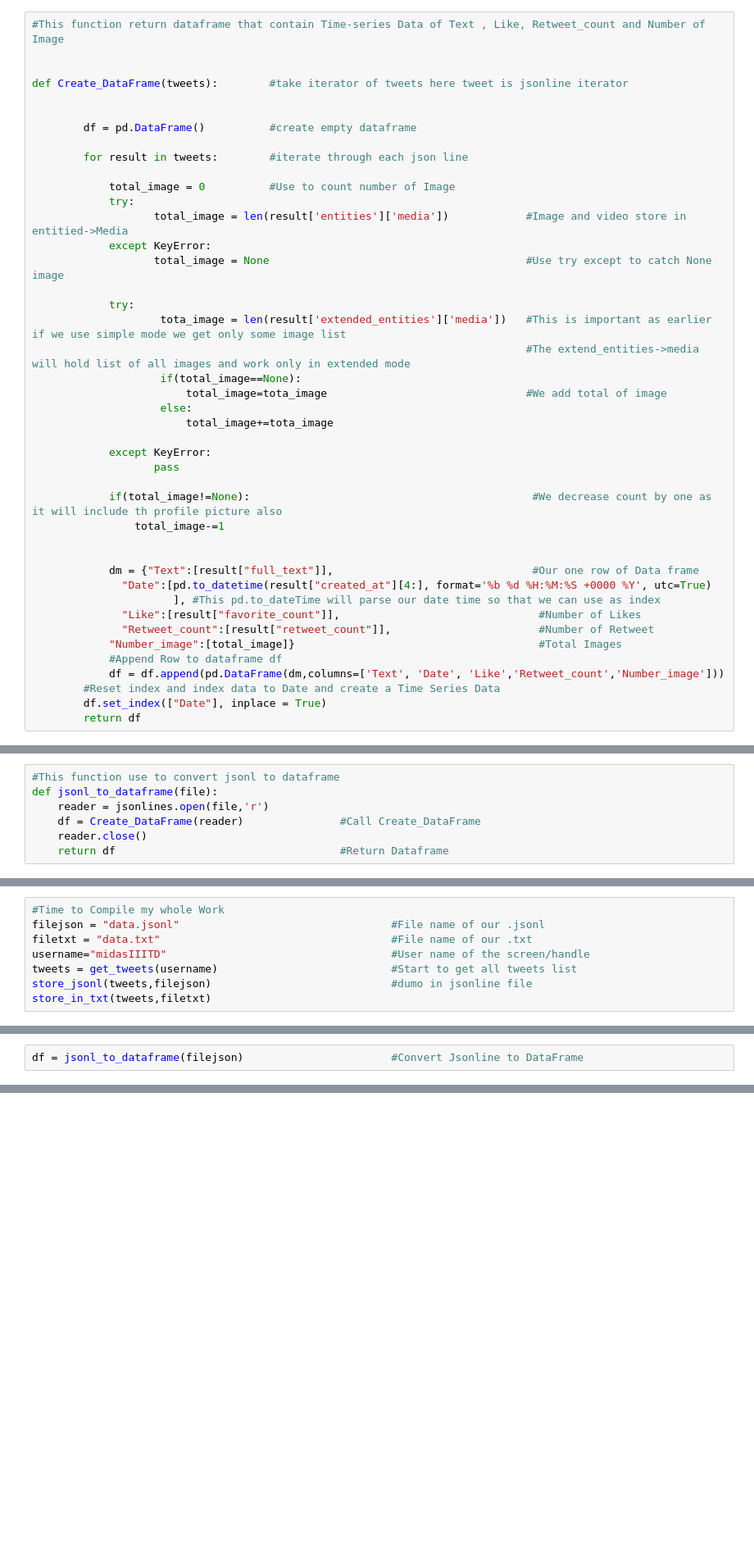
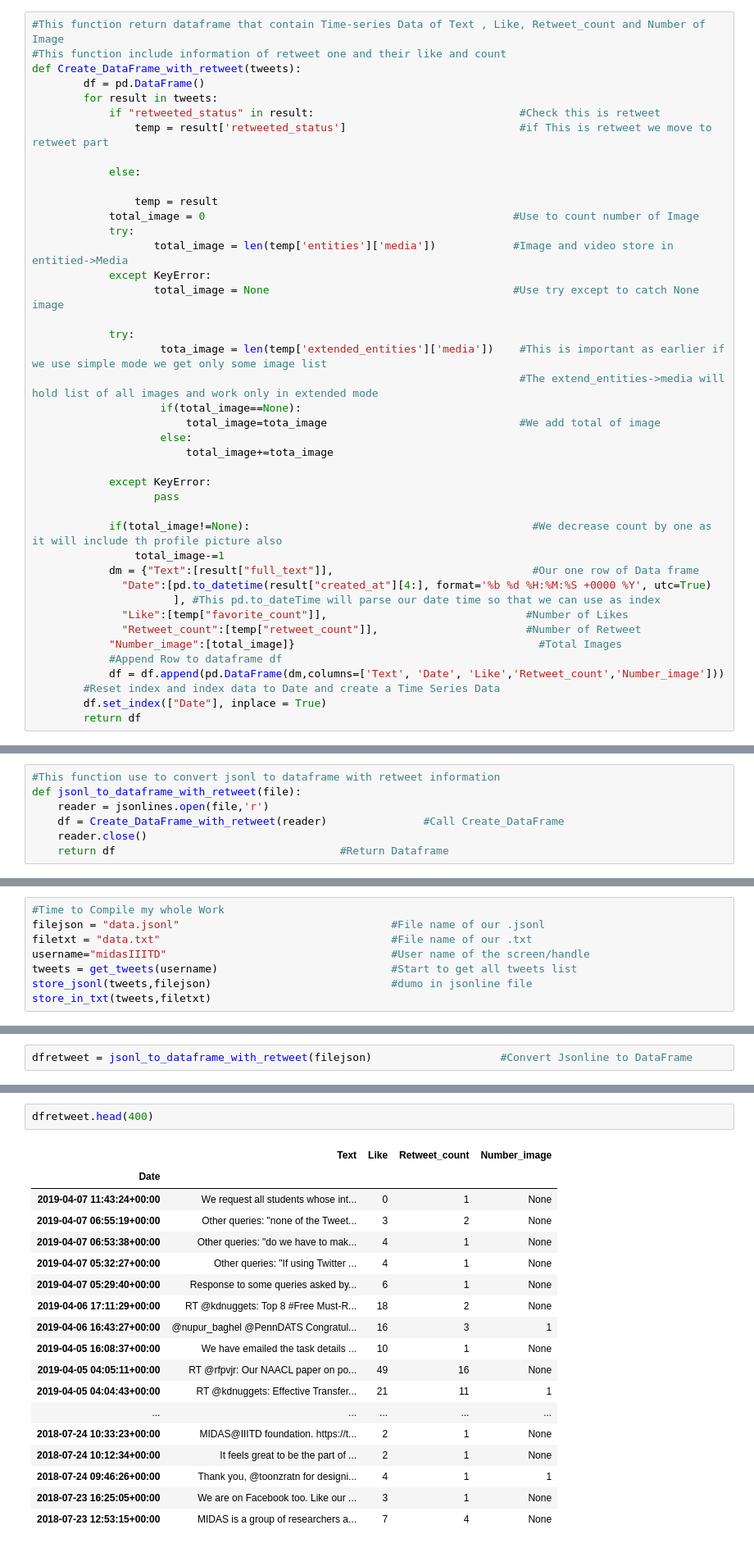
Before and after one commit to Subodhrai898/twitter-fetch-all, a Jupyter notebook: Task1.ipynb, the cells around one changed output, grey strips where cells are left out. Shown at 82% size. Cells and saved outputs as stored; diff of their text form; blank space fills up the shorter version.

Commit message:
Add Retweet and original tweet information

```diff
--- a/Task1.ipynb
+++ b/Task1.ipynb
@@ -101,25 +115,26 @@ def store_in_txt(alltweets,file):       #alltweets is list of tweets
 # %%
 #This function return dataframe that contain Time-series Data of Text , Like, Retweet_count and Number of Image
+#This function include information of retweet one and their like and count
+def Create_DataFrame_with_retweet(tweets):
+        df = pd.DataFrame()
+        for result in tweets:
+            if "retweeted_status" in result:                                #Check this is retweet
+                temp = result['retweeted_status']                           #if This is retweet we move to retweet part
 
+            else:
 
-def Create_DataFrame(tweets):        #take iterator of tweets here tweet is jsonline iterator
-
-
-        df = pd.DataFrame()          #create empty dataframe
-
-        for result in tweets:        #iterate through each json line
-
-            total_image = 0          #Use to count number of Image
+                temp = result
+            total_image = 0                                                #Use to count number of Image
             try:
-                   total_image = len(result['entities']['media'])            #Image and video store in entitied->Media
+                   total_image = len(temp['entities']['media'])            #Image and video store in entitied->Media
             except KeyError:
-                   total_image = None                                        #Use try except to catch None image
+                   total_image = None                                      #Use try except to catch None image
 
             try:
-                    tota_image = len(result['extended_entities']['media'])   #This is important as earlier if we use simple mode we get only some image list
-                                                                             #The extend_entities->media will hold list of all images and work only in extended mode
+                    tota_image = len(temp['extended_entities']['media'])    #This is important as earlier if we use simple mode we get only some image list
+                                                                            #The extend_entities->media will hold list of all images and work only in extended mode
                     if(total_image==None):
-                        total_image=tota_image                               #We add total of image
+                        total_image=tota_image                              #We add total of image
                     else:
                         total_image+=tota_image
 
@@ -128,13 +143,11 @@ def Create_DataFrame(tweets):        #take iterator of tweets here tweet is json
 
             if(total_image!=None):                                            #We decrease count by one as it will include th profile picture also
                 total_image-=1
-
-
             dm = {"Text":[result["full_text"]],                               #Our one row of Data frame
               "Date":[pd.to_datetime(result["created_at"][4:], format='%b %d %H:%M:%S +0000 %Y', utc=True)
                       ], #This pd.to_dateTime will parse our date time so that we can use as index
-              "Like":[result["favorite_count"]],                               #Number of Likes
-              "Retweet_count":[result["retweet_count"]],                       #Number of Retweet
+              "Like":[temp["favorite_count"]],                               #Number of Likes
+              "Retweet_count":[temp["retweet_count"]],                       #Number of Retweet
             "Number_image":[total_image]}                                      #Total Images
             #Append Row to dataframe df
             df = df.append(pd.DataFrame(dm,columns=['Text', 'Date', 'Like','Retweet_count','Number_image']))
@@ -144,7 +204,7 @@ def Create_DataFrame(tweets):        #take iterator of tweets here tweet is json
 # %%
-#This function use to convert jsonl to dataframe
-def jsonl_to_dataframe(file):
+#This function use to convert jsonl to dataframe with retweet information
+def jsonl_to_dataframe_with_retweet(file):
     reader = jsonlines.open(file,'r')
-    df = Create_DataFrame(reader)               #Call Create_DataFrame
+    df = Create_DataFrame_with_retweet(reader)               #Call Create_DataFrame
     reader.close()
     return df                                   #Return Dataframe
@@ -159,3 +230,3 @@ store_in_txt(tweets,filetxt)
 # %%
-df = jsonl_to_dataframe(filejson)                       #Convert Jsonline to DataFrame
+dfretweet = jsonl_to_dataframe_with_retweet(filejson)                    #Convert Jsonline to DataFrame
 # %%
@@ -194,0 +244,21 @@ df.head(333)
+# %%
+dfretweet.head(400)
+# %% [output]
+|  | Text | Like | Retweet_count | Number_image |
+| Date |  |  |  |  |
+| 2019-04-07 11:43:24+00:00 | We request all students whose int... | 0 | 1 | None |
+| 2019-04-07 06:55:19+00:00 | Other queries: "none of the Tweet... | 3 | 2 | None |
+| 2019-04-07 06:53:38+00:00 | Other queries: "do we have to mak... | 4 | 1 | None |
+| 2019-04-07 05:32:27+00:00 | Other queries: "If using Twitter ... | 4 | 1 | None |
+| 2019-04-07 05:29:40+00:00 | Response to some queries asked by... | 6 | 1 | None |
+| 2019-04-06 17:11:29+00:00 | RT @kdnuggets: Top 8 #Free Must-R... | 18 | 2 | None |
+| 2019-04-06 16:43:27+00:00 | @nupur_baghel @PennDATS Congratul... | 16 | 3 | 1 |
+| 2019-04-05 16:08:37+00:00 | We have emailed the task details ... | 10 | 1 | None |
+| 2019-04-05 04:05:11+00:00 | RT @rfpvjr: Our NAACL paper on po... | 49 | 16 | None |
+| 2019-04-05 04:04:43+00:00 | RT @kdnuggets: Effective Transfer... | 21 | 11 | 1 |
+| ... | ... | ... | ... | ... |
+| 2018-07-24 10:33:23+00:00 | MIDAS@IIITD foundation. https://t... | 2 | 1 | None |
+| 2018-07-24 10:12:34+00:00 | It feels great to be the part of ... | 2 | 1 | None |
+| 2018-07-24 09:46:26+00:00 | Thank you, @toonzratn for designi... | 4 | 1 | 1 |
+| 2018-07-23 16:25:05+00:00 | We are on Facebook too. Like our ... | 3 | 1 | None |
+| 2018-07-23 12:53:15+00:00 | MIDAS is a group of researchers a... | 7 | 4 | None |
```
Also changed, not shown: parts of 17 cells of this notebook, 2 other files.
